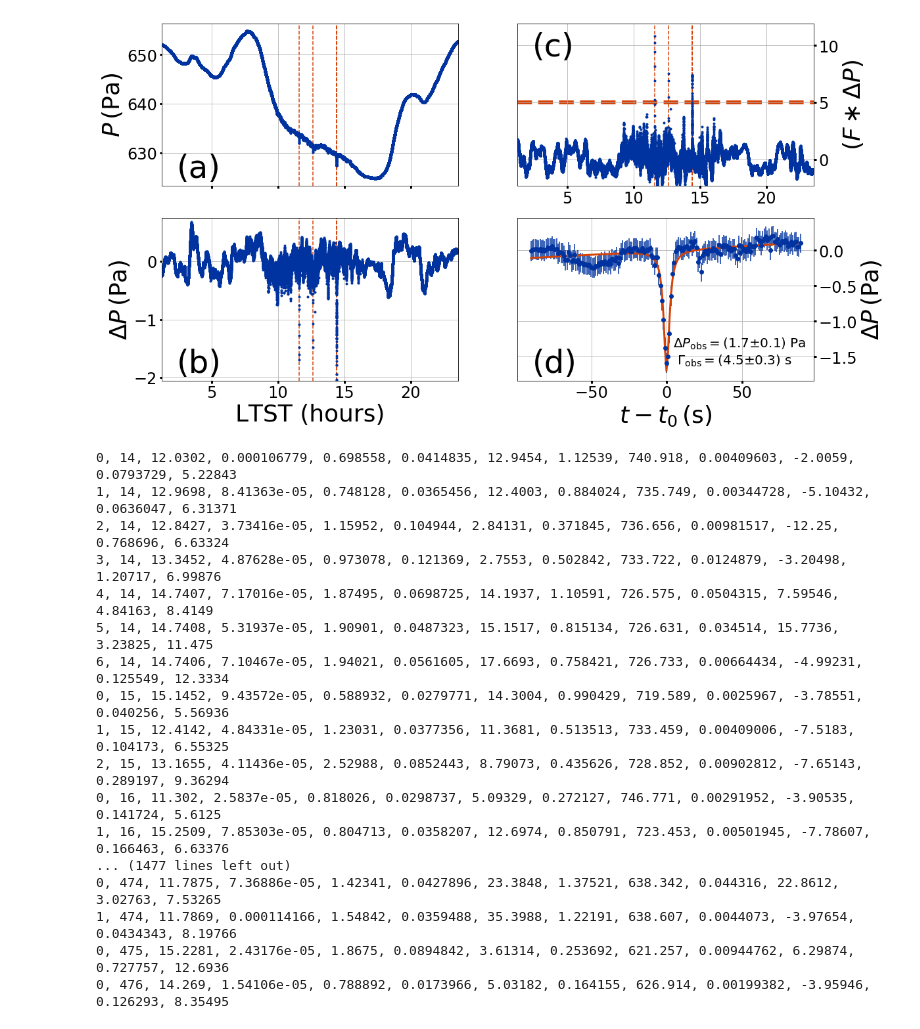
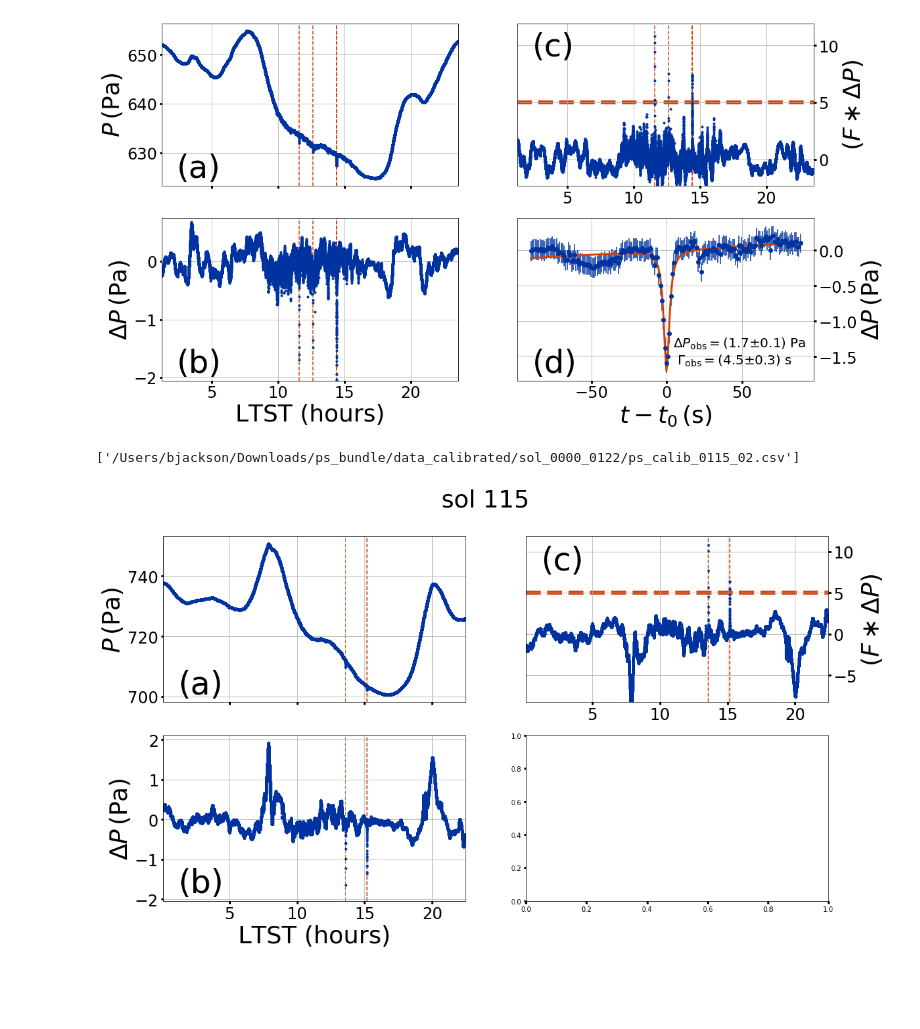
Before and after one commit to BoiseStatePlanetary/Recovering-Martian-Dust-Devil-Population, a Jupyter notebook: code/Finding The Vortices.ipynb, the cells around one changed output. Cells and saved outputs as stored; diff of their text form; code cells hidden in the pictures; blank space fills up the shorter version.

Commit message:
Lots of tweaks to the gapping code; some fixes to the filename generation; and off we go

```diff
--- a/code/Finding The Vortices.ipynb
+++ b/code/Finding The Vortices.ipynb
@@ -496,20 +496,22 @@ fig.savefig("../figures/data_conditioning_and_fit.png", dpi=500, bbox_inches='ti
 
 # plt.ioff() # turn off showing plot
 
-sols = range(14, 477)
-# sols = range(21, 23)
-
 new_filename = "all_vortices_2020Aug9.csv"
 # f = open(new_filename, "w")
+f = open(new_filename, "a")
 # f.write("# vortex_number, sol, t0, t0_unc, DeltaP, DeltaP_unc, Gamma, Gamma_unc, "+\
 #         "intercept, intercept_unc, slope, slope_inc, convolution\n")
 
 failed_filename = "all_the_sols_we_cannot_see_2020Aug9.txt"
-# ff = open(failed_filename, "w")
+sols = np.genfromtxt(failed_filename, dtype='i', comments="#")
+ff = open(failed_filename, "a")
+
+# sols = range(14, 477)
+# sols = range(21, 23)
 
 # for cur_sol in sols[2:3]:
-# for cur_sol in sols:
-for cur_sol in [23]:
+for cur_sol in sols:
+# for cur_sol in [115]:
 
     try:
 
@@ -558,7 +560,7 @@ for cur_sol in [23]:
         # Convolve with Lorentzian
 
         convolution = apply_lorentzian_matched_filter(LTST_and_sol, filtered_pressure, st,
-                                                              matched_filter_fwhm, matched_filter_depth, boxcar_window_size)
+                                                      matched_filter_fwhm, matched_filter_depth, boxcar_window_size)
         med = np.median(convolution)
         md = mad(convolution)
 
@@ -604,7 +606,7 @@ for cur_sol in [23]:
                 ax2.axvline(LTST_and_sol[srt_ex[i]], color=BoiseState_orange, zorder=-1, ls='--')
                 ax3.axvline(LTST_and_sol[srt_ex[i]], color=BoiseState_orange, zorder=-1, ls='--')
 
-                # Use original, unfiltered data
+            # Use original, unfiltered data
                 vortex = np.array([LTST_and_sol[srt_ex[i] - matched_filter_num_fwhm*mx_width:
                                                 srt_ex[i] + matched_filter_num_fwhm*mx_width],
                                    sol_data['PRESSURE'][srt_ex[i] - matched_filter_num_fwhm*mx_width:
@@ -622,7 +624,7 @@ for cur_sol in [23]:
                      popt[4]*3600., uncertainties[4]*3600,
                      popt[0], uncertainties[0], popt[1], uncertainties[1], convolution[srt_ex[i]],)
                 print(write_str)
-#                 f.write(write_str + "\n")
+                f.write(write_str + "\n")
 
                 fig2 = plt.figure(figsize=(10*aspect_ratio, 10))
                 fig2.suptitle("sol " + str(cur_sol) + ", vortex_number " + str(i), fontsize=36)
@@ -648,8 +650,8 @@ for cur_sol in [23]:
                 fig2name = new_dir_name + "/sol_%s_vortex_number_%i.png" % (cur_sol, i)
                 fig2.savefig(fig2name, dpi=500, bbox_inches="tight")
 
-            # Take largest one
-            mx_ind = np.argmax(convolution[ex])
+            # Take largest one by tak
+    #         mx_ind = np.argmax(convolution[ex])
 
             # Take the smallest one
             # mx_ind = np.argmin(convolution[ex])
@@ -657,51 +659,38 @@ for cur_sol in [23]:
             # mx_ind = np.argmin(np.abs(convolution[ex] - np.median(convolution[ex])))
             # mx_ind = 7
 
             ax4.errorbar((vortex[0] - popt[2])*3600, vortex[1] - popt[0],
                          yerr=errs, ls='', marker='o', color=BoiseState_blue)
             ax4.plot((vortex[0] - popt[2])*3600, modified_lorentzian(vortex[0], *popt) - popt[0],
                      lw=3, color=BoiseState_orange)
 
             # ax4.text(0.05, 0.05, "(d), %g" % matched_filter_num_fwhm, fontsize=48, transform=ax4.transAxes)
             ax4.text(0.05, 0.05, "(d)", fontsize=48, transform=ax4.transAxes)
             ax4.text(0.525, 0.1, ("$\\Delta P_{\\rm obs} = $(%.1f$\\pm$%.1f) Pa \n $\\Gamma_{\\rm obs} = $(%.1f$\\pm$%.1f) s" %\
                                    (popt[3], uncertainties[3], popt[4]*3600, uncertainties[4]*3600)),
                      fontsize=20, transform=ax4.transAxes)
             ax4.grid(True)
             ax4.yaxis.set_label_position("right")
             ax4.yaxis.tick_right()
             ax4.tick_params(labelsize=24, labelleft=False, labelright=True)
             ax4.set_xlabel(r'$t - t_0\,\left( {\rm s} \right)$', fontsize=36)
             ax4.set_ylabel(r'$\Delta P\,\left( {\rm Pa} \right)$', fontsize=36)
 
         figname = "data_conditioning_figures/data_conditioning_sol_%s.png" % cur_sol
         fig.savefig(figname, dpi=500, bbox_inches='tight')
 
     except:
+        e = sys.exc_info()
+        print( e )
         print("Broken sol: ", cur_sol)
-#         ff.write("Broken sol: " + str(cur_sol) + "\n")
+#         ff.write(str(cur_sol) + "\n")
         pass
 
 f.close()
 ff.close()
 # %% [output]
-0, 14, 12.0302, 0.000106779, 0.698558, 0.0414835, 12.9454, 1.12539, 740.918, 0.00409603, -2.0059, 0.0793729, 5.22843
-1, 14, 12.9698, 8.41363e-05, 0.748128, 0.0365456, 12.4003, 0.884024, 735.749, 0.00344728, -5.10432, 0.0636047, 6.31371
-2, 14, 12.8427, 3.73416e-05, 1.15952, 0.104944, 2.84131, 0.371845, 736.656, 0.00981517, -12.25, 0.768696, 6.63324
-3, 14, 13.3452, 4.87628e-05, 0.973078, 0.121369, 2.7553, 0.502842, 733.722, 0.0124879, -3.20498, 1.20717, 6.99876
-4, 14, 14.7407, 7.17016e-05, 1.87495, 0.0698725, 14.1937, 1.10591, 726.575, 0.0504315, 7.59546, 4.84163, 8.4149
-5, 14, 14.7408, 5.31937e-05, 1.90901, 0.0487323, 15.1517, 0.815134, 726.631, 0.034514, 15.7736, 3.23825, 11.475
-6, 14, 14.7406, 7.10467e-05, 1.94021, 0.0561605, 17.6693, 0.758421, 726.733, 0.00664434, -4.99231, 0.125549, 12.3334
-0, 15, 15.1452, 9.43572e-05, 0.588932, 0.0279771, 14.3004, 0.990429, 719.589, 0.0025967, -3.78551, 0.040256, 5.56936
-1, 15, 12.4142, 4.84331e-05, 1.23031, 0.0377356, 11.3681, 0.513513, 733.459, 0.00409006, -7.5183, 0.104173, 6.55325
-2, 15, 13.1655, 4.11436e-05, 2.52988, 0.0852443, 8.79073, 0.435626, 728.852, 0.00902812, -7.65143, 0.289197, 9.36294
-0, 16, 11.302, 2.5837e-05, 0.818026, 0.0298737, 5.09329, 0.272127, 746.771, 0.00291952, -3.90535, 0.141724, 5.6125
-1, 16, 15.2509, 7.85303e-05, 0.804713, 0.0358207, 12.6974, 0.850791, 723.453, 0.00501945, -7.78607, 0.166463, 6.63376
-... (1477 lines left out)
-0, 474, 11.7875, 7.36886e-05, 1.42341, 0.0427896, 23.3848, 1.37521, 638.342, 0.044316, 22.8612, 3.02763, 7.53265
-1, 474, 11.7869, 0.000114166, 1.54842, 0.0359488, 35.3988, 1.22191, 638.607, 0.0044073, -3.97654, 0.0434343, 8.19766
-0, 475, 15.2281, 2.43176e-05, 1.8675, 0.0894842, 3.61314, 0.253692, 621.257, 0.00944762, 6.29874, 0.727757, 12.6936
-0, 476, 14.269, 1.54106e-05, 0.788892, 0.0173966, 5.03182, 0.164155, 626.914, 0.00199382, -3.95946, 0.126293, 8.35495
+['/Users/bjackson/Downloads/ps_bundle/data_calibrated/sol_0000_0122/ps_calib_0115_02.csv']
+[figure, added]
 # %%
 filename = "all_vortices_2020Aug9.csv"
 data = np.genfromtxt(filename, delimiter=',', names=True)
```
Also changed, not shown: parts of 2 cells of this notebook, 6 other files.
